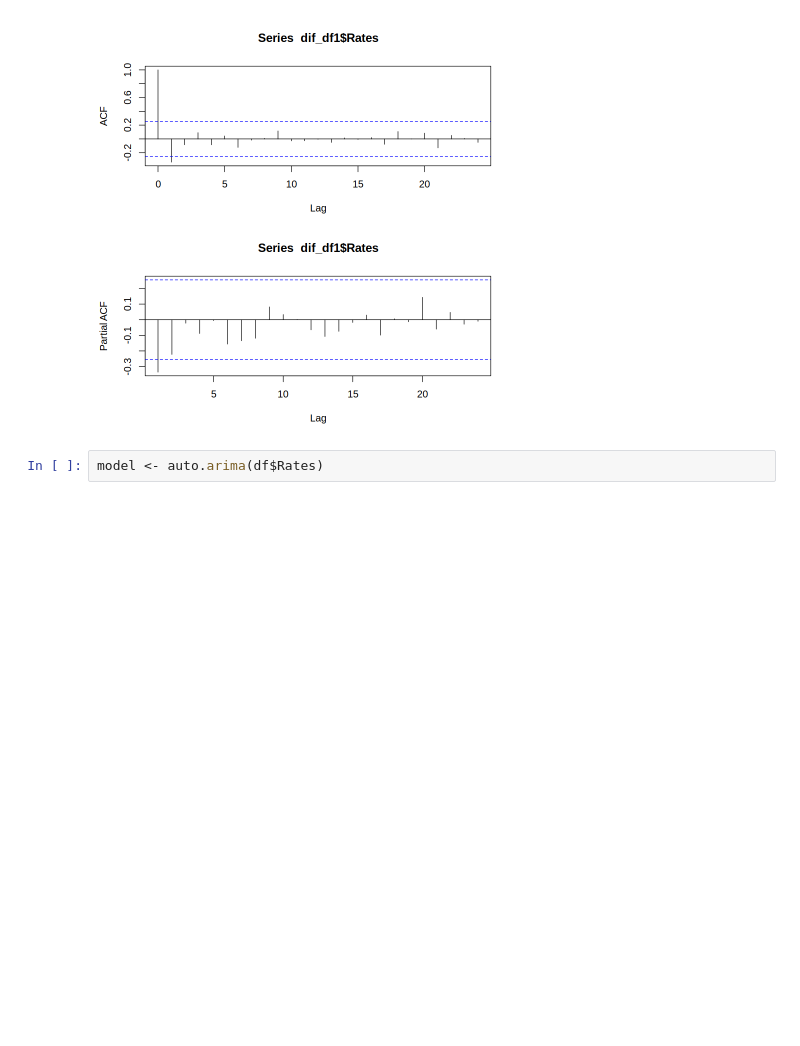
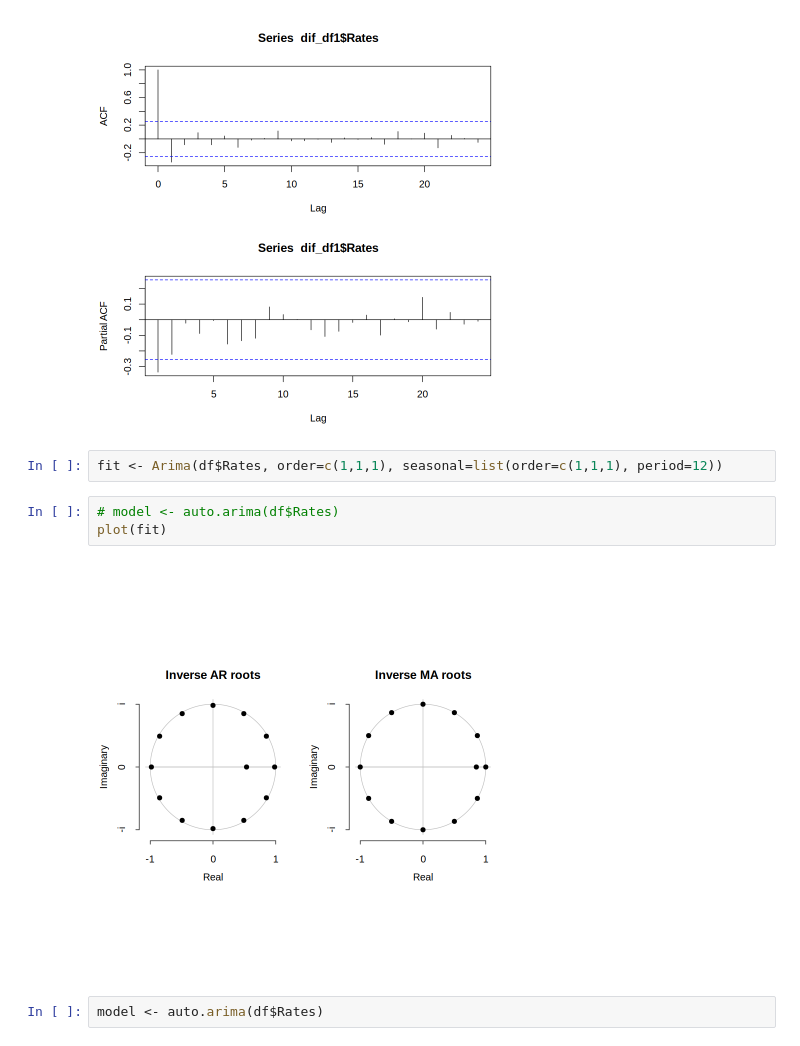
Before and after one commit to mngadilinda/Unemployment_SARIMA, a Jupyter notebook: Unemployement SARIMA.ipynb, the cells around one changed output. Saved outputs shown, nothing was run; the diff lists cells and outputs as text; blank space fills up the shorter version.

```diff
--- a/Unemployement SARIMA.ipynb
+++ b/Unemployement SARIMA.ipynb
@@ -89,5 +89,12 @@ acf(dif_df1$Rates, lag.max=24)
 pacf(dif_df1$Rates,lag.max = 24)
 # %% [output]
 [figure]
+# %%
+fit <- Arima(df$Rates, order=c(1,1,1), seasonal=list(order=c(1,1,1), period=12))
 # %%
-model <- auto.arima(df$Rates)
+# model <- auto.arima(df$Rates)
+plot(fit)
+# %% [output]
+[figure, added]
+# %%
+model <- auto.arima(df$Rates)
```
Also changed, not shown: parts of 5 cells of this notebook.
